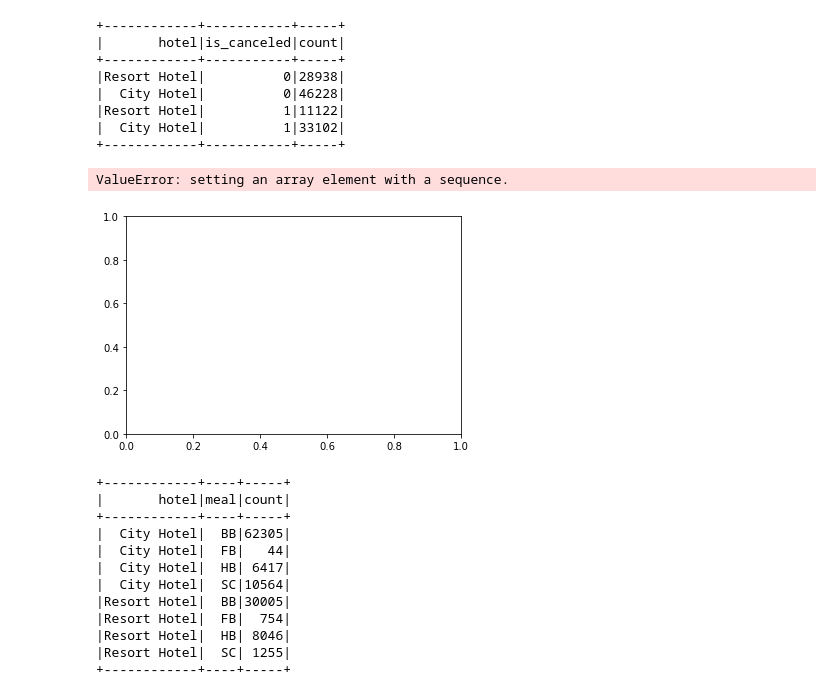
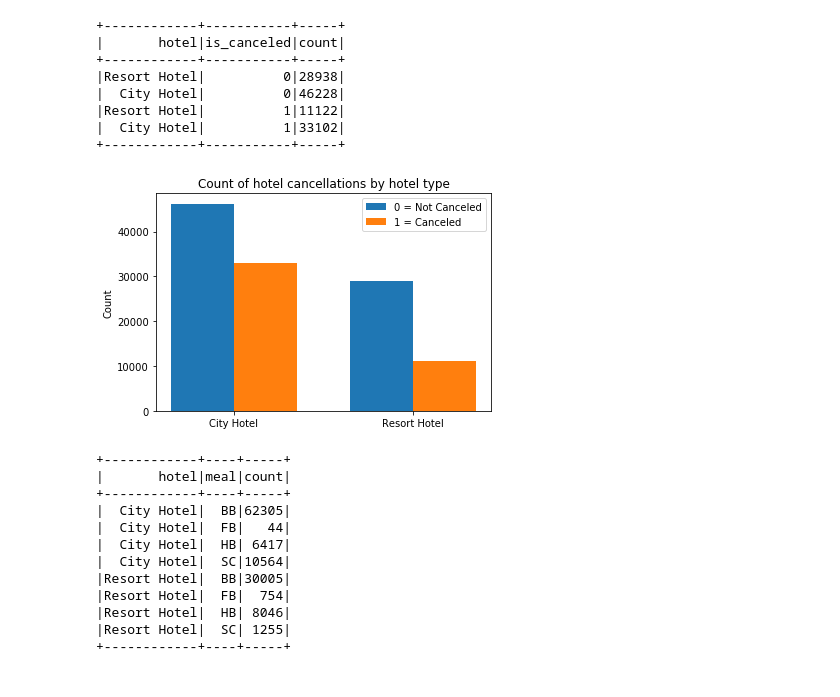
Before and after one commit to philipyoon/hotel_demand, a Jupyter notebook: hotel_booking.ipynb, the cells around one changed output. Cells and saved outputs as stored; diff of their text form; code cells hidden in the pictures.

```diff
--- a/hotel_booking.ipynb
+++ b/hotel_booking.ipynb
@@ -411,4 +789,10 @@ df2.groupBy('hotel').count().select('hotel', f.col('count')).show()
 |  City Hotel|79330|
 |Resort Hotel|40060|
 +------------+-----+
+# %%
+#Get counts of cancel or not cancel by hotel type
+resort_0 = df2.filter((col('hotel') == 'Resort Hotel') & (col('is_canceled') == 0)).count()
+resort_1 = df2.filter((col('hotel') == 'Resort Hotel') & (col('is_canceled') == 1)).count()
+city_0 = df2.filter((col('hotel') == 'City Hotel') & (col('is_canceled') == 0)).count()
+city_1 = df2.filter((col('hotel') == 'City Hotel') & (col('is_canceled') == 1)).count()
 # %%
@@ -423,21 +807,33 @@ df2.groupBy('hotel', 'is_canceled').count().show()
 |Resort Hotel|          1|11122|
 |  City Hotel|          1|33102|
 +------------+-----------+-----+
-# %%
-#to visualize, we use matplotlib
-
-y_iscancel = [val.iscancel for val in df2.select('is_canceled').groupBy('is_canceled').count()]
-x_hoteltype = [val.hotel for val in df2.select('hotel').groupBy('hotel').count()]
-
-plt.plot(x_hoteltype, y_iscancel)
-
-plt.ylabel('Count')
-plt.xlabel('Hotel Type')
-plt.title('Hotel Cancellations by Hotel Type')
-plt.legend(['Is canceled'], loc='upper left')
-
-plt.show()
-# %% [output]
-ValueError: setting an array element with a sequence.
-[figure, removed]
+# %%
+#to visualize, we use matplotlib
+#Hotel cancellations by hotel type
+
+
+#y_iscancel = [val.is_canceled for val in df2.select('is_canceled').distinct().collect()]   #gets [0,1]
+x_hoteltype = [val.hotel for val in df2.select('hotel').groupBy('hotel').count().collect()]
+
+labels = ['City Hotel', 'Resort Hotel']
+cancel0_count = [city_0, resort_0]
+cancel1_count = [city_1, resort_1]
+
+x = np.arange(len(x_hoteltype))  # the label locations
+width = 0.35  # the width of the bars
+
+fig, ax = plt.subplots()
+rects1 = ax.bar(x - width/2, cancel0_count, width, label='0 = Not Canceled')
+rects2 = ax.bar(x + width/2, cancel1_count, width, label='1 = Canceled')
+
+# Add some text for labels, title and custom x-axis tick labels, etc.
+ax.set_ylabel('Count')
+ax.set_title('Count of hotel cancellations by hotel type')
+ax.set_xticks(x)
+ax.set_xticklabels(labels)
+ax.legend()
+
+plt.show()
+# %% [output]
+[figure, added]
 # %%
```
Also changed, not shown: parts of 35 cells of this notebook.
